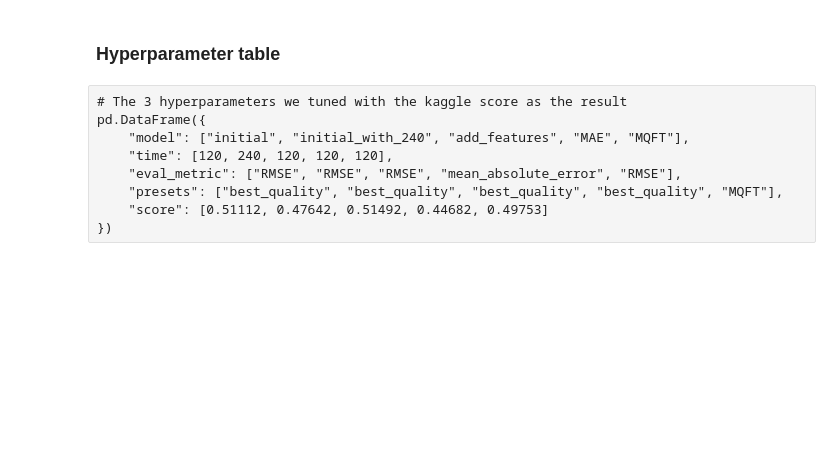
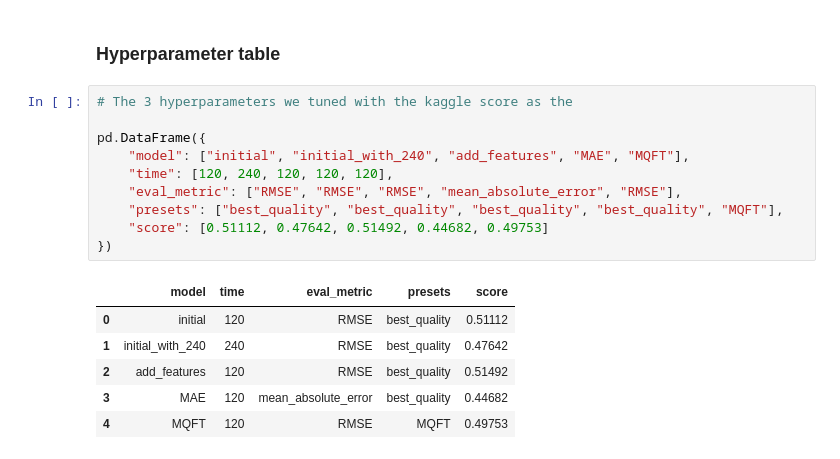
Before and after one commit to williamhyun/nd189-1-Introduction-to-Machine-Learning-project-starter, a Jupyter notebook: project/project-template.ipynb, the cells around one changed output. Saved outputs shown, nothing was run; the diff lists cells and outputs as text; blank space fills up the shorter version.

```diff
--- a/project/project-template.ipynb
+++ b/project/project-template.ipynb
@@ -955,12 +955,20 @@ fig.savefig('model_test_score.png')
 [figure]
 # %% [markdown]
 ### Hyperparameter table
-# %% [raw]
-# The 3 hyperparameters we tuned with the kaggle score as the result
-pd.DataFrame({
-    "model": ["initial", "initial_with_240", "add_features", "MAE", "MQFT"],
-    "time": [120, 240, 120, 120, 120],
-    "eval_metric": ["RMSE", "RMSE", "RMSE", "mean_absolute_error", "RMSE"],
-    "presets": ["best_quality", "best_quality", "best_quality", "best_quality", "MQFT"],
-    "score": [0.51112, 0.47642, 0.51492, 0.44682, 0.49753]
-})
+# %%
+# The 3 hyperparameters we tuned with the kaggle score as the
+
+pd.DataFrame({
+    "model": ["initial", "initial_with_240", "add_features", "MAE", "MQFT"],
+    "time": [120, 240, 120, 120, 120],
+    "eval_metric": ["RMSE", "RMSE", "RMSE", "mean_absolute_error", "RMSE"],
+    "presets": ["best_quality", "best_quality", "best_quality", "best_quality", "MQFT"],
+    "score": [0.51112, 0.47642, 0.51492, 0.44682, 0.49753]
+})
+# %% [output]
+|  | model | time | eval_metric | presets | score |
+| 0 | initial | 120 | RMSE | best_quality | 0.51112 |
+| 1 | initial_with_240 | 240 | RMSE | best_quality | 0.47642 |
+| 2 | add_features | 120 | RMSE | best_quality | 0.51492 |
+| 3 | MAE | 120 | mean_absolute_error | best_quality | 0.44682 |
+| 4 | MQFT | 120 | RMSE | MQFT | 0.49753 |
```
Also changed, not shown: 2 other files.
